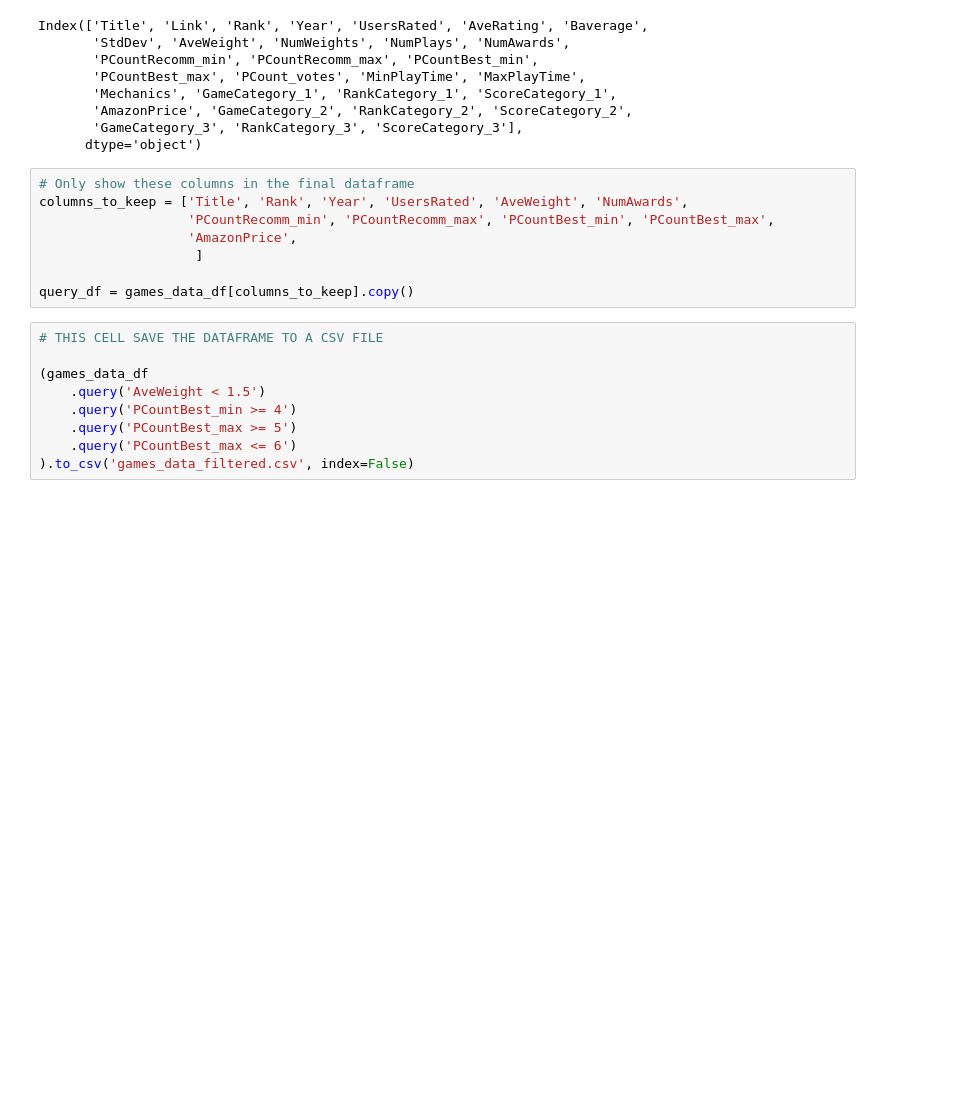
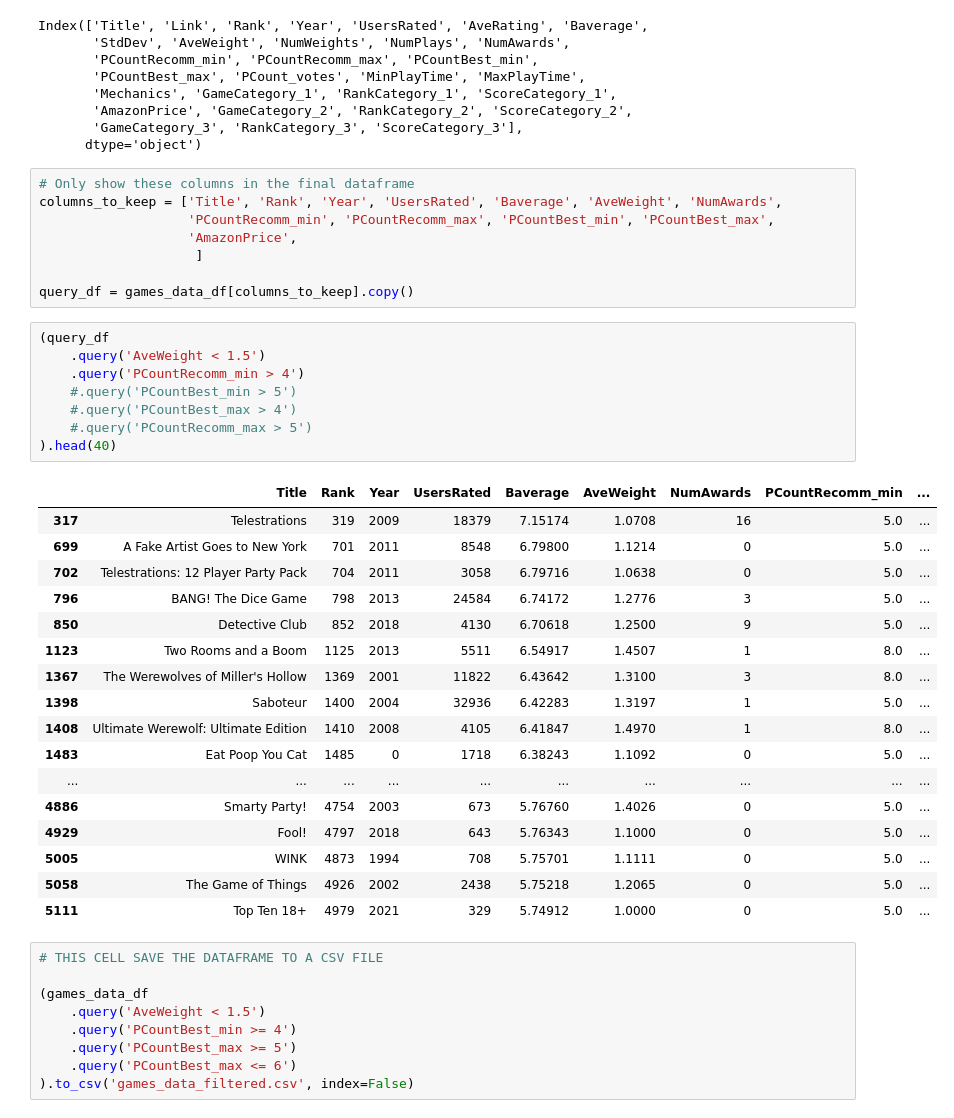
Before and after one commit to manuelarcer/bgg, a Jupyter notebook: bgg_scraper_v2.ipynb, the cells around one changed output. Saved outputs shown, nothing was run; the diff lists cells and outputs as text; blank space fills up the shorter version.

```diff
--- a/bgg_scraper_v2.ipynb
+++ b/bgg_scraper_v2.ipynb
@@ -257,12 +257,38 @@ Index(['Title', 'Link', 'Rank', 'Year', 'UsersRated', 'AveRating', 'Baverage',
       dtype='object')
 # %%
 # Only show these columns in the final dataframe
-columns_to_keep = ['Title', 'Rank', 'Year', 'UsersRated', 'AveWeight', 'NumAwards',
+columns_to_keep = ['Title', 'Rank', 'Year', 'UsersRated', 'Baverage', 'AveWeight', 'NumAwards',
                    'PCountRecomm_min', 'PCountRecomm_max', 'PCountBest_min', 'PCountBest_max',
                    'AmazonPrice',
                     ]
 
 query_df = games_data_df[columns_to_keep].copy()
+# %%
+(query_df
+    .query('AveWeight < 1.5')
+    .query('PCountRecomm_min > 4')
+    #.query('PCountBest_min > 5')
+    #.query('PCountBest_max > 4')
+    #.query('PCountRecomm_max > 5')
+).head(40)
+# %% [output]
+|  | Title | Rank | Year | UsersRated | Baverage | AveWeight | NumAwards | PCountRecomm_min | ... |
+| 317 | Telestrations | 319 | 2009 | 18379 | 7.15174 | 1.0708 | 16 | 5.0 | ... |
+| 699 | A Fake Artist Goes to New York | 701 | 2011 | 8548 | 6.79800 | 1.1214 | 0 | 5.0 | ... |
+| 702 | Telestrations: 12 Player Party Pack | 704 | 2011 | 3058 | 6.79716 | 1.0638 | 0 | 5.0 | ... |
+| 796 | BANG! The Dice Game | 798 | 2013 | 24584 | 6.74172 | 1.2776 | 3 | 5.0 | ... |
+| 850 | Detective Club | 852 | 2018 | 4130 | 6.70618 | 1.2500 | 9 | 5.0 | ... |
+| 1123 | Two Rooms and a Boom | 1125 | 2013 | 5511 | 6.54917 | 1.4507 | 1 | 8.0 | ... |
+| 1367 | The Werewolves of Miller's Hollow | 1369 | 2001 | 11822 | 6.43642 | 1.3100 | 3 | 8.0 | ... |
+| 1398 | Saboteur | 1400 | 2004 | 32936 | 6.42283 | 1.3197 | 1 | 5.0 | ... |
+| 1408 | Ultimate Werewolf: Ultimate Edition | 1410 | 2008 | 4105 | 6.41847 | 1.4970 | 1 | 8.0 | ... |
+| 1483 | Eat Poop You Cat | 1485 | 0 | 1718 | 6.38243 | 1.1092 | 0 | 5.0 | ... |
+| ... | ... | ... | ... | ... | ... | ... | ... | ... | ... |
+| 4886 | Smarty Party! | 4754 | 2003 | 673 | 5.76760 | 1.4026 | 0 | 5.0 | ... |
+| 4929 | Fool! | 4797 | 2018 | 643 | 5.76343 | 1.1000 | 0 | 5.0 | ... |
+| 5005 | WINK | 4873 | 1994 | 708 | 5.75701 | 1.1111 | 0 | 5.0 | ... |
+| 5058 | The Game of Things | 4926 | 2002 | 2438 | 5.75218 | 1.2065 | 0 | 5.0 | ... |
+| 5111 | Top Ten 18+ | 4979 | 2021 | 329 | 5.74912 | 1.0000 | 0 | 5.0 | ... |
 # %%
 # THIS CELL SAVE THE DATAFRAME TO A CSV FILE
 
```
Also changed, not shown: parts of 1 cell of this notebook.
